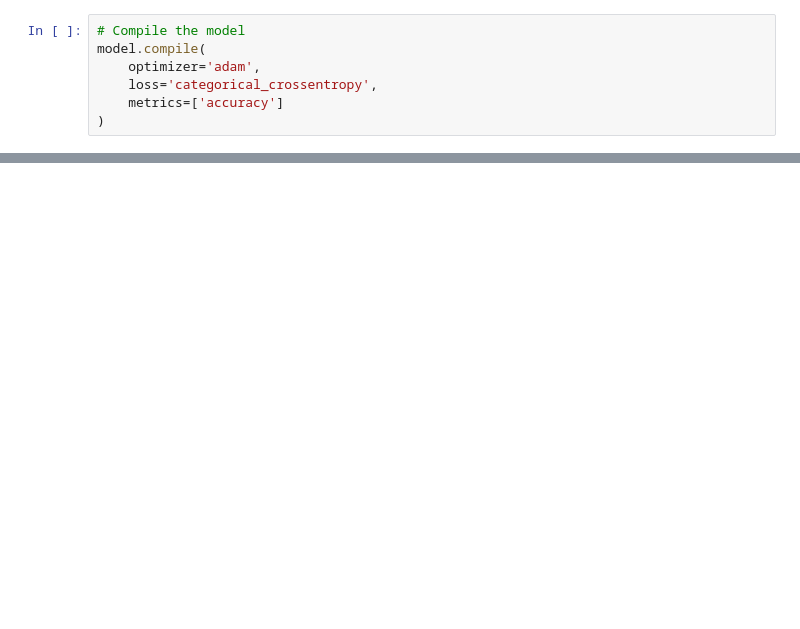
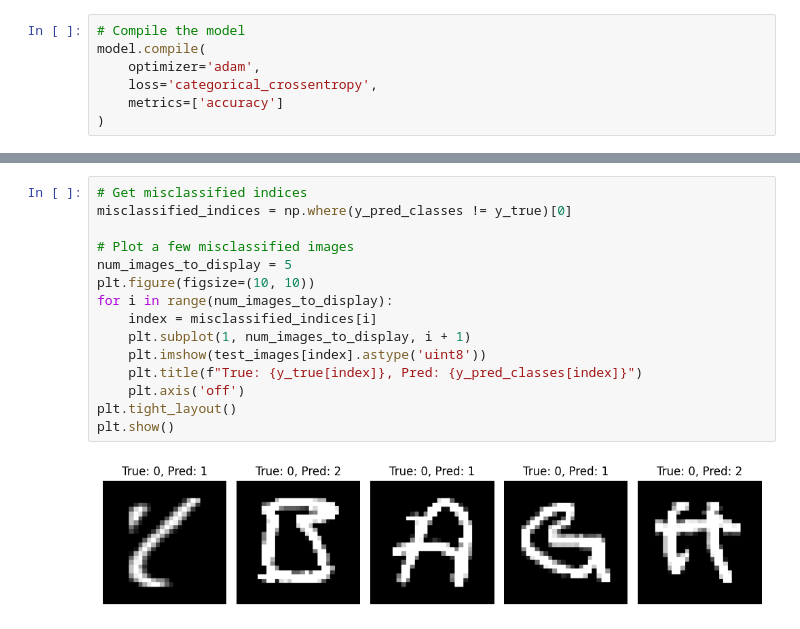
Before and after one commit to kishan20-00/Child_Support, a Jupyter notebook: dyslexia/model_train.ipynb, the cells around one changed output, grey strips where cells are left out. Drawn from its saved outputs; the diff is of its cells as text; blank space fills up the shorter version.

```diff
--- a/dyslexia/model_train.ipynb
+++ b/dyslexia/model_train.ipynb
@@ -161,0 +222,17 @@ visualize_sample_predictions(model, test_data)
+# %%
+# Get misclassified indices
+misclassified_indices = np.where(y_pred_classes != y_true)[0]
+
+# Plot a few misclassified images
+num_images_to_display = 5
+plt.figure(figsize=(10, 10))
+for i in range(num_images_to_display):
+    index = misclassified_indices[i]
+    plt.subplot(1, num_images_to_display, i + 1)
+    plt.imshow(test_images[index].astype('uint8'))
+    plt.title(f"True: {y_true[index]}, Pred: {y_pred_classes[index]}")
+    plt.axis('off')
+plt.tight_layout()
+plt.show()
+# %% [output]
+[figure, added]
```
Also changed, not shown: parts of 23 cells of this notebook, 5 other files.
